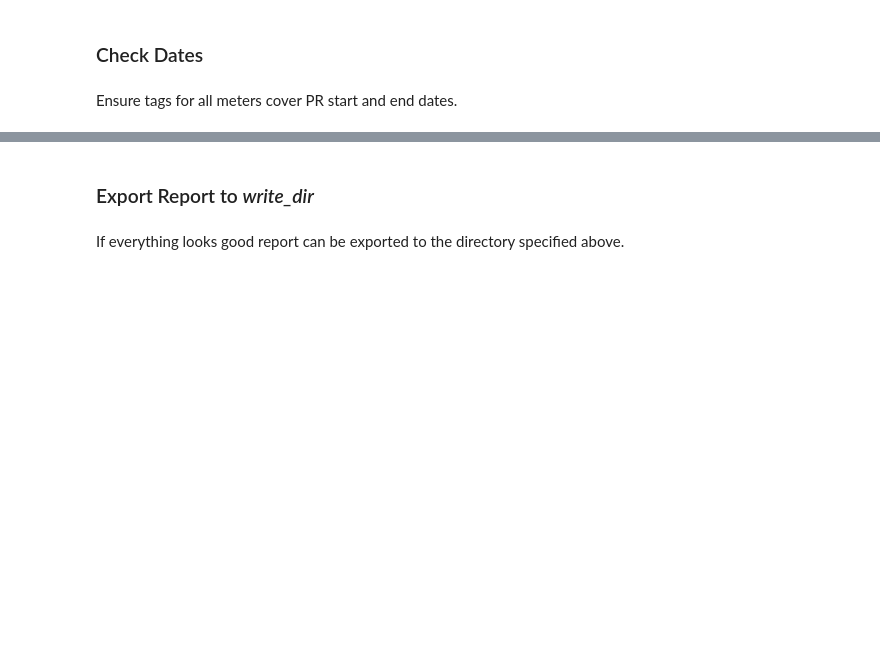
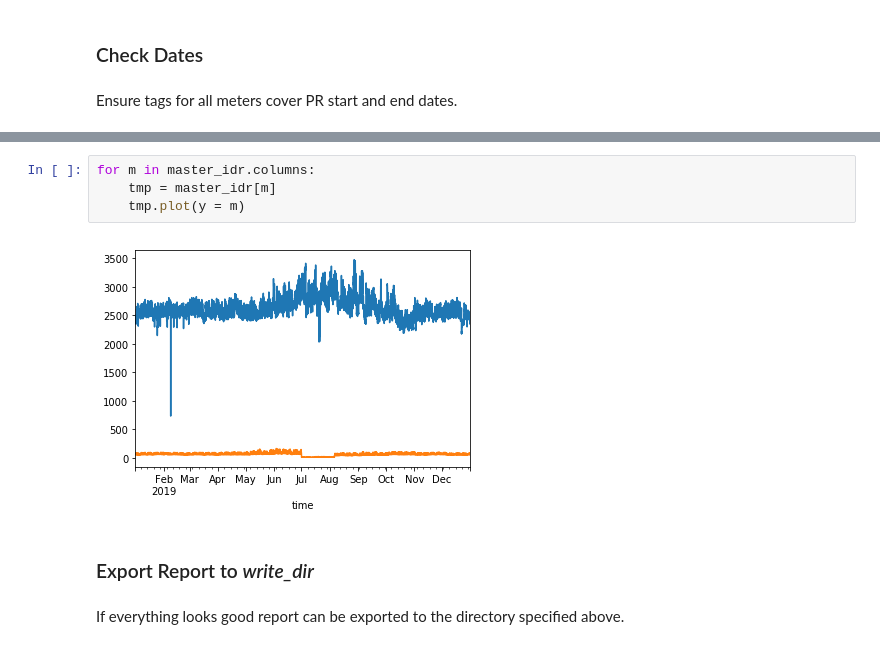
Before and after one commit to stevenhurwitt/LA-tools, a Jupyter notebook: CapReports/Cap Tag Reports.ipynb, the cells around one changed output, grey strips where cells are left out. Cells and saved outputs as stored; diff of their text form; blank space fills up the shorter version.

```diff
--- a/CapReports/Cap Tag Reports.ipynb
+++ b/CapReports/Cap Tag Reports.ipynb
@@ -69,3 +92,9 @@ trans_summary.to_csv('PJM_Ohio_Trans_Summary.csv', header = True, index = False)
+# %%
+for m in master_idr.columns:
+    tmp = master_idr[m]
+    tmp.plot(y = m)
+# %% [output]
+[figure, added]
 # %% [markdown]
 ### Export Report to *write_dir*
 # %% [markdown]
```
Also changed, not shown: parts of 32 cells of this notebook, 4 other files.
